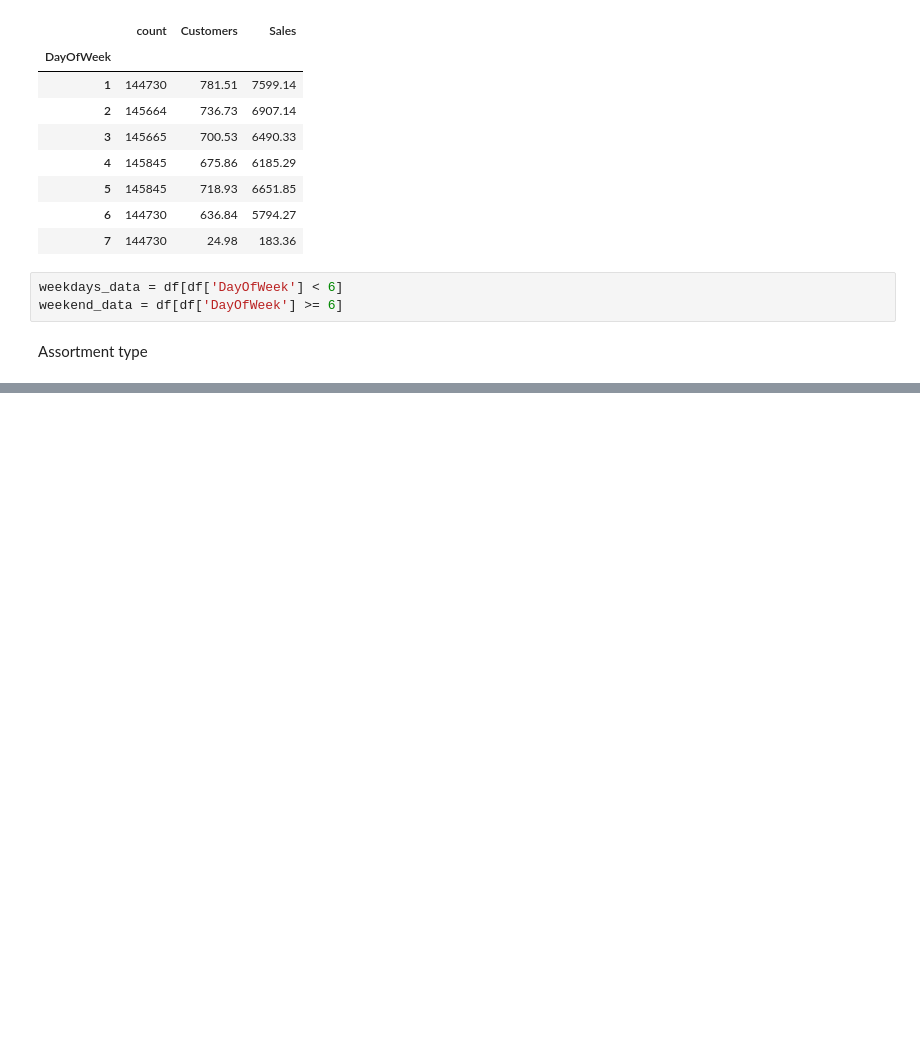
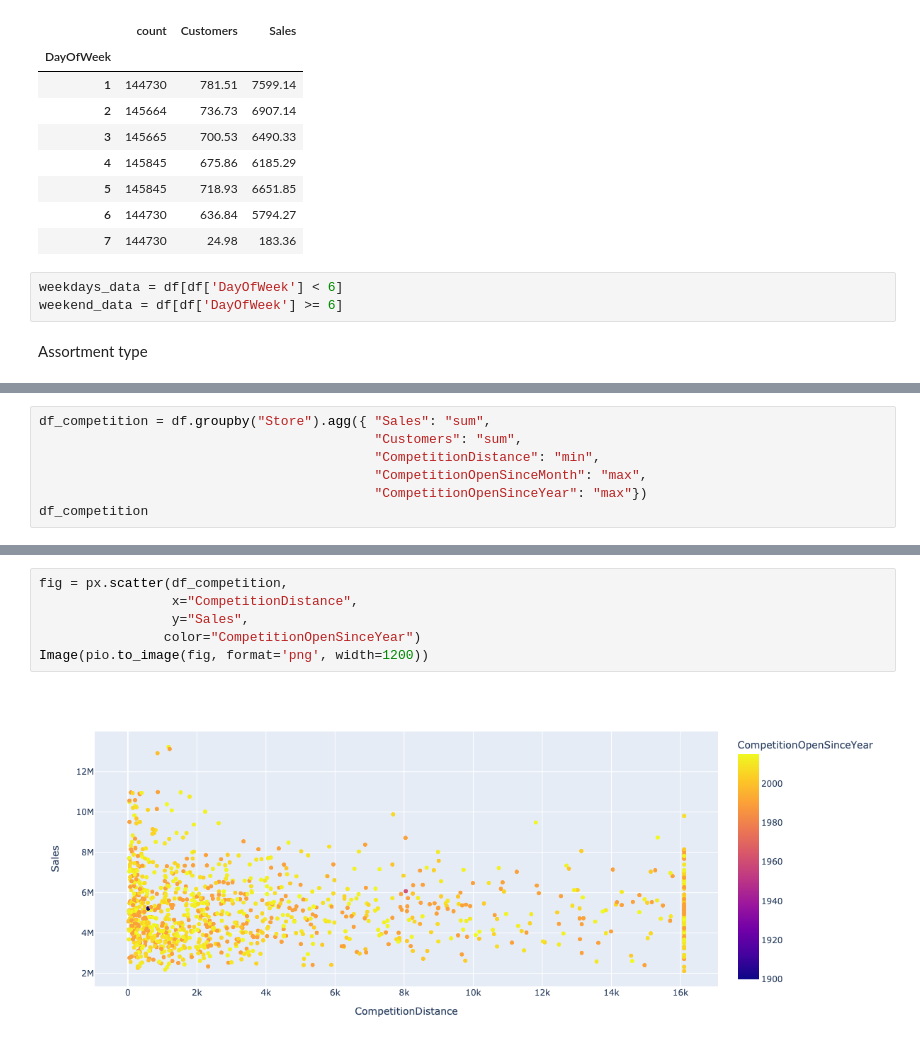
Before and after one commit to eandualem/PharmaceuticalSalesPrediction, a Jupyter notebook: notebooks/2.0 exploration.ipynb, the cells around one changed output, grey strips where cells are left out. Saved outputs shown, nothing was run; the diff lists cells and outputs as text; blank space fills up the shorter version.

```diff
--- a/notebooks/2.0 exploration.ipynb
+++ b/notebooks/2.0 exploration.ipynb
@@ -384,0 +401,7 @@ Assortment type
+# %%
+df_competition = df.groupby("Store").agg({ "Sales": "sum",
+                                           "Customers": "sum",
+                                           "CompetitionDistance": "min",
+                                           "CompetitionOpenSinceMonth": "max",
+                                           "CompetitionOpenSinceYear": "max"})
+df_competition
@@ -384,0 +423,8 @@ Assortment type
+# %%
+fig = px.scatter(df_competition,
+                 x="CompetitionDistance",
+                 y="Sales",
+                color="CompetitionOpenSinceYear")
+Image(pio.to_image(fig, format='png', width=1200))
+# %% [output]
+[figure, added]
```
Also changed, not shown: parts of 7 cells of this notebook.
